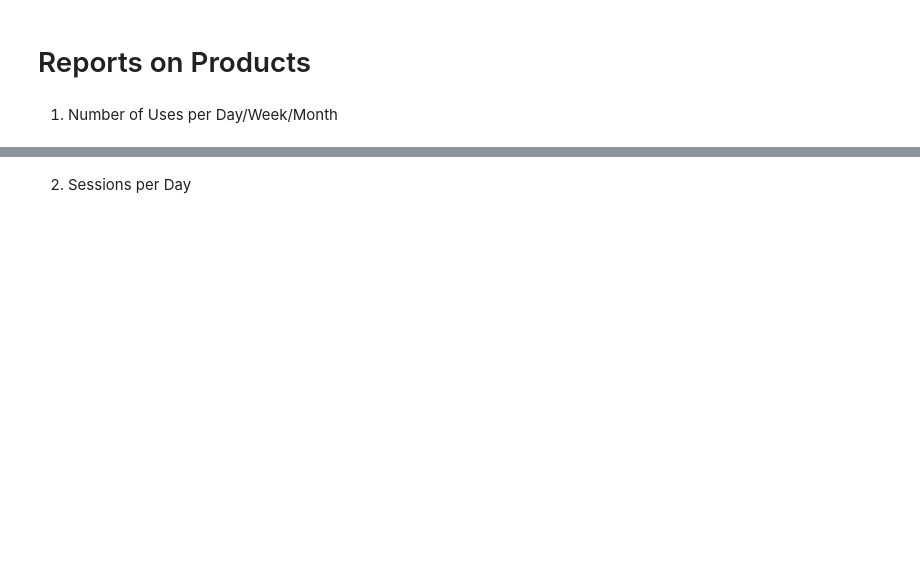
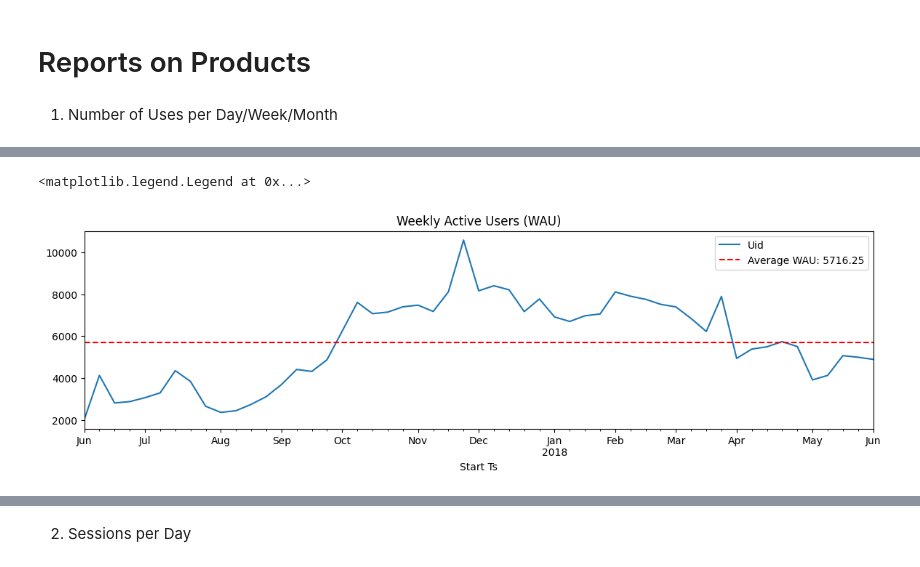
Before and after one commit to Jenner-Valdez/Yandex.Music, a Jupyter notebook: Datasets/Jupyter Notebook.ipynb, the cells around one changed output, grey strips where cells are left out. Saved outputs shown, nothing was run; the diff lists cells and outputs as text; code cells hidden in the pictures; blank space fills up the shorter version.

```diff
--- a/Datasets/Jupyter Notebook.ipynb
+++ b/Datasets/Jupyter Notebook.ipynb
@@ -192,0 +207,10 @@ daily_users_head, weekly_users_head, monthly_users_head
+# %%
+#WAU Chart
+plt.figure(figsize=(14, 12))
+plt.subplot(3, 1, 1)
+weekly_users.plot(title='Weekly Active Users (WAU)')
+plt.axhline(y=wau_average, color='r', linestyle='--', label=f'Average WAU: {wau_average:.2f}')
+plt.legend()
+# %% [output]
+<matplotlib.legend.Legend at 0x...>
+[figure, added]
```
Also changed, not shown: parts of 90 cells of this notebook.
